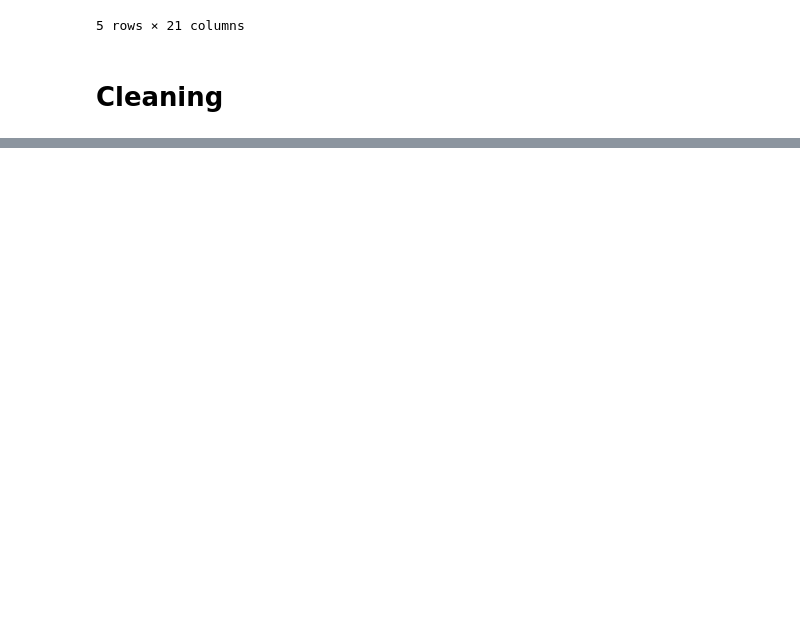
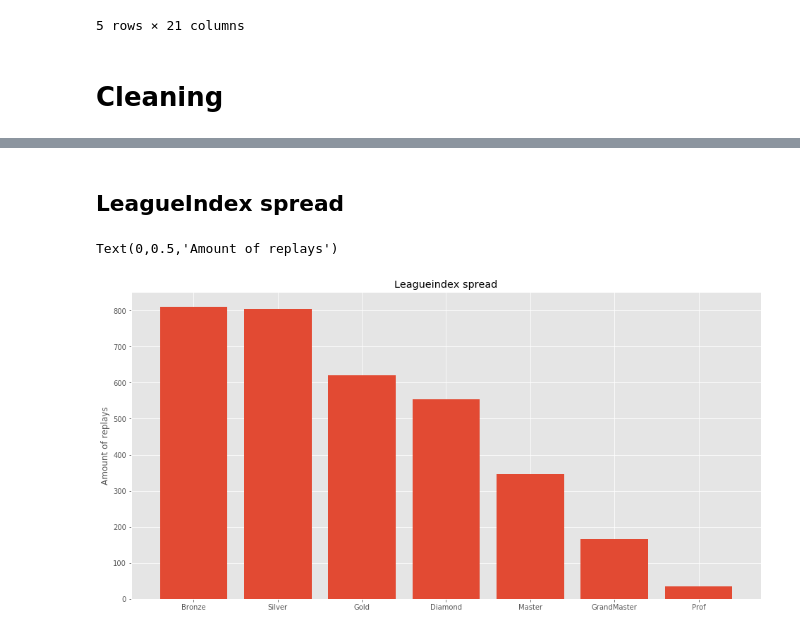
Before and after one commit to SanderVanAndel/ADS-MachineLearning, a Jupyter notebook: Discovery.ipynb, the cells around one changed output, grey strips where cells are left out. Drawn from its saved outputs; the diff is of its cells as text; code cells hidden in the pictures; blank space fills up the shorter version.

```diff
--- a/Discovery.ipynb
+++ b/Discovery.ipynb
@@ -32,0 +58,16 @@ replays = replays[replays.TotalHours < 800000]
+# %% [markdown]
+## LeagueIndex spread
+# %%
+plt.figure(figsize=(16, 8));
+labels = ('Bronze', 'Silver', 'Gold', 'Diamond', 'Master', 'GrandMaster', 'Prof')
+values = replays.LeagueIndex
+y_pos = np.arange(len(labels))
+
+plt.bar(y_pos, replays['LeagueIndex'].value_counts().tolist(), align='center', alpha=1)
+plt.xticks(y_pos, labels)
+
+plt.title('Leagueindex spread')
+plt.ylabel('Amount of replays')
+# %% [output]
+Text(0,0.5,'Amount of replays')
+[figure, added]
```
Also changed, not shown: parts of 14 cells of this notebook.
